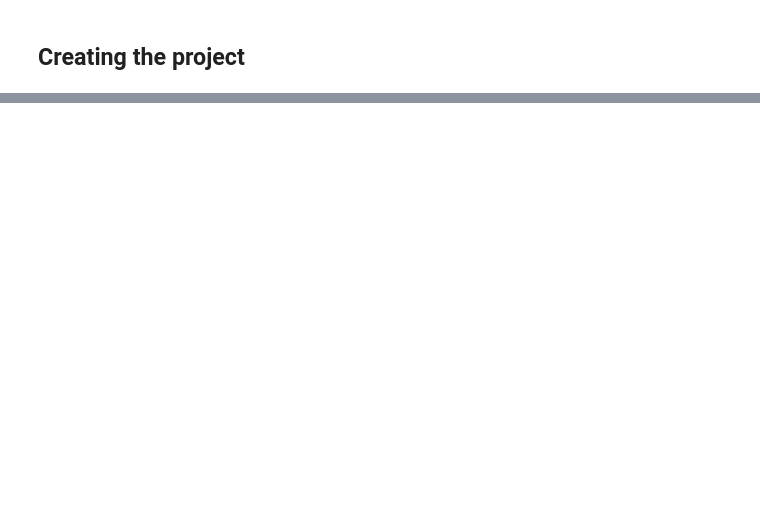
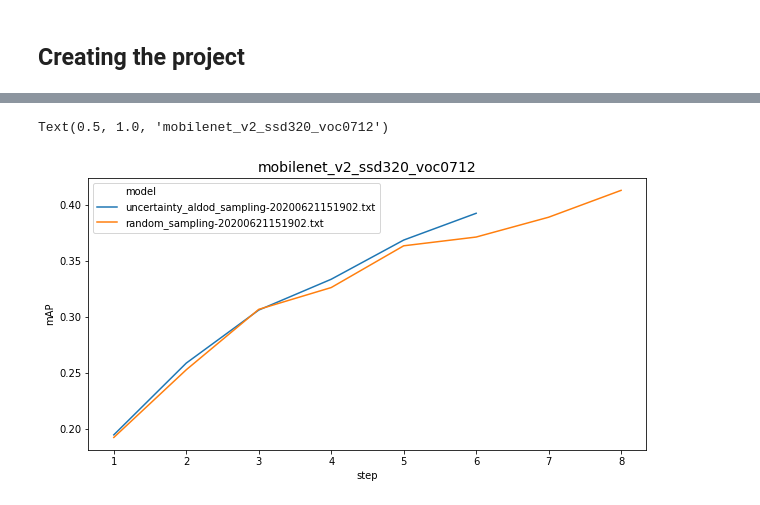
Before and after one commit to kili-technology/kili-python-sdk, a Jupyter notebook: recipes/active-learning/object_detection.ipynb, the cells around one changed output, grey strips where cells are left out. Cells and saved outputs as stored; diff of their text form; code cells hidden in the pictures; blank space fills up the shorter version.

Commit message:
Add plots

```diff
--- a/recipes/active-learning/object_detection.ipynb
+++ b/recipes/active-learning/object_detection.ipynb
@@ -42,0 +57,7 @@ df
+# %%
+plt.figure(figsize=(10, 5))
+sns.lineplot(x='step', y='mAP', hue='model', data=df)
+plt.title(df.loc[0, 'data'], fontsize=14)
+# %% [output]
+Text(0.5, 1.0, 'mobilenet_v2_ssd320_voc0712')
+[figure, added]
```
Also changed, not shown: parts of 4 cells of this notebook.
